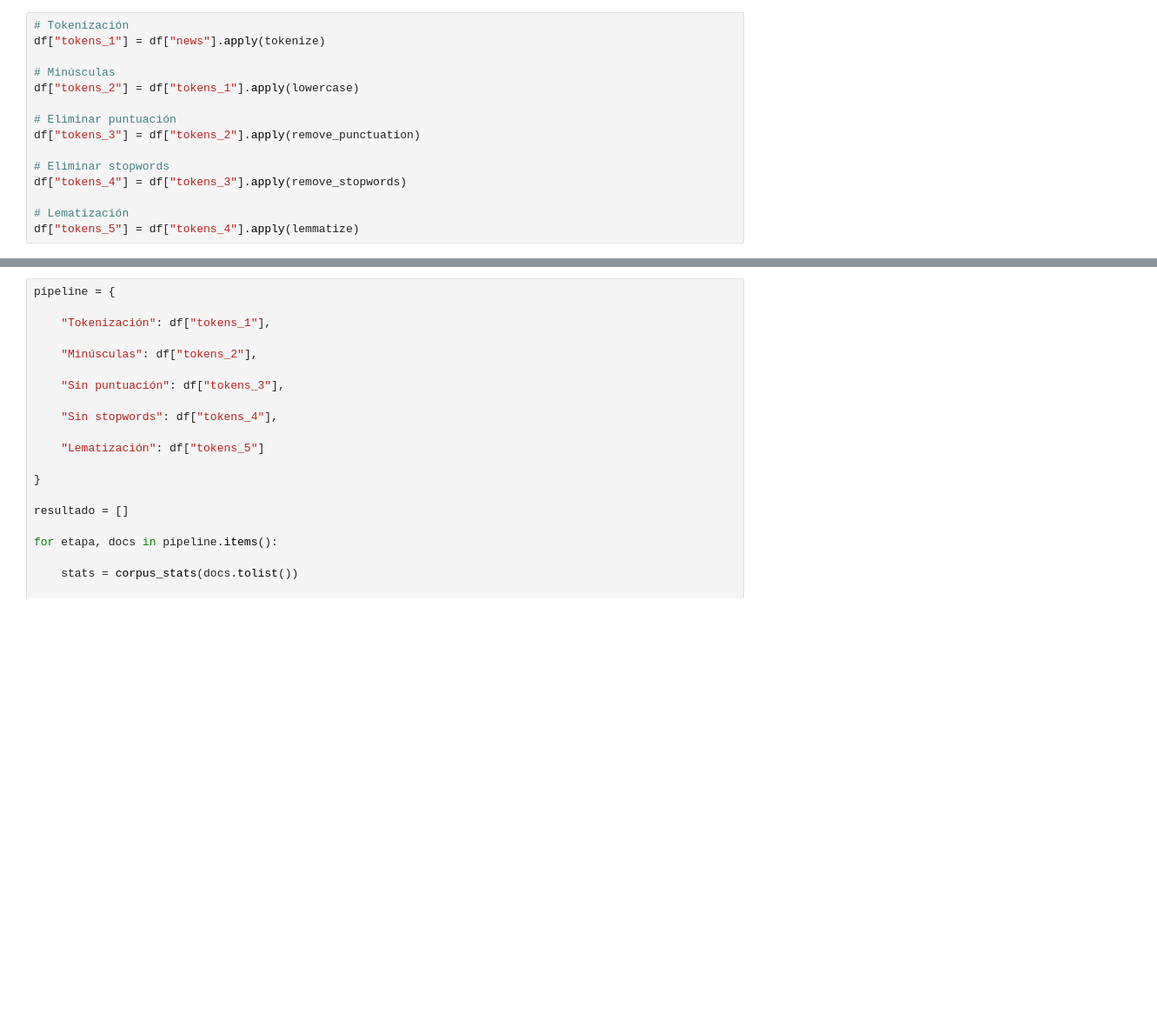
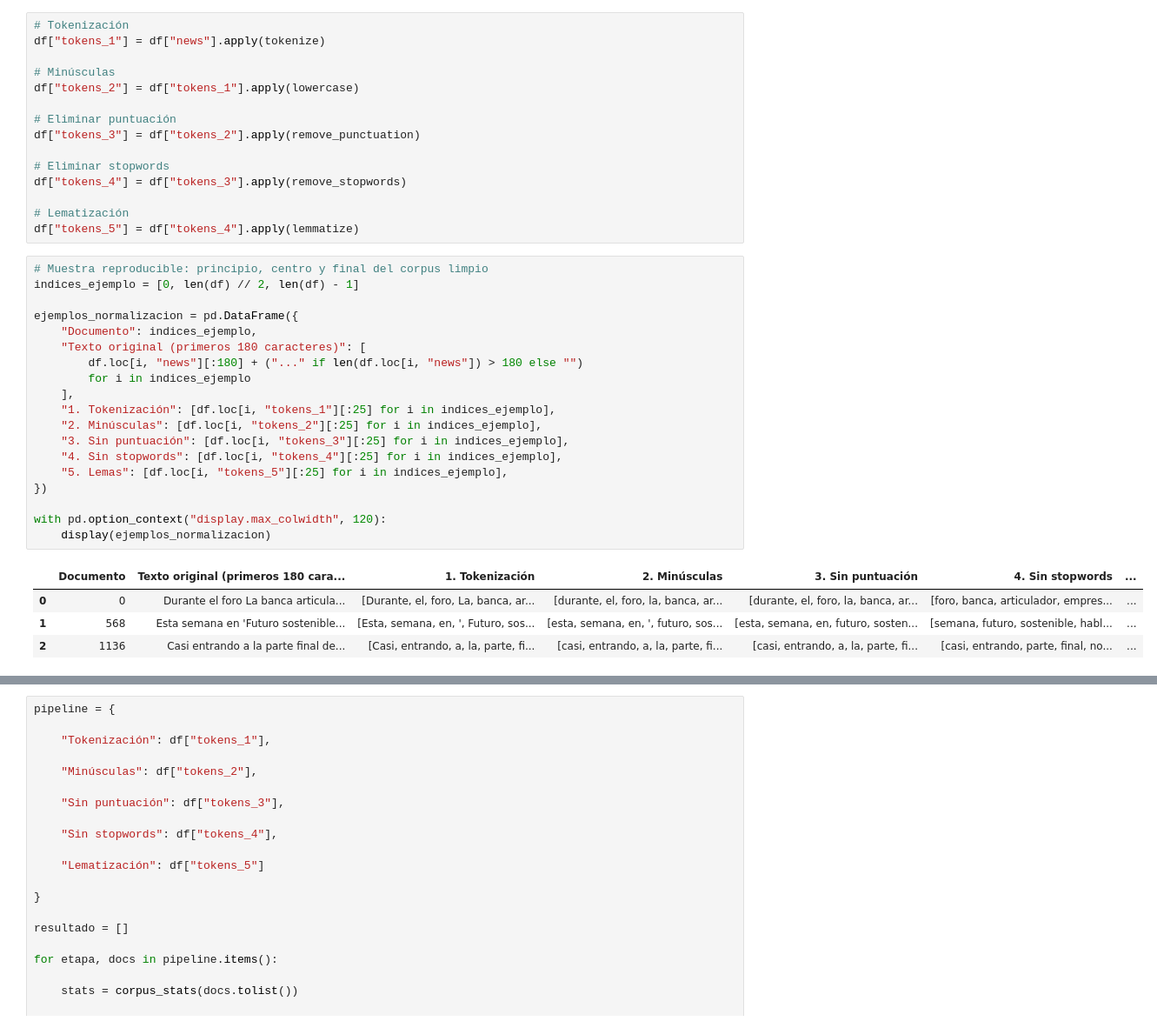
Before and after one commit to gian236/nlplab1, a Jupyter notebook: lab1.ipynb, the cells around one changed output, grey strips where cells are left out. Shown at 87% size. Cells and saved outputs as stored; diff of their text form; blank space fills up the shorter version.

```diff
--- a/lab1.ipynb
+++ b/lab1.ipynb
@@ -208,3 +199,27 @@ df["tokens_4"] = df["tokens_3"].apply(remove_stopwords)
 
 # Lematización
 df["tokens_5"] = df["tokens_4"].apply(lemmatize)
+# %%
+# Muestra reproducible: principio, centro y final del corpus limpio
+indices_ejemplo = [0, len(df) // 2, len(df) - 1]
+
+ejemplos_normalizacion = pd.DataFrame({
+    "Documento": indices_ejemplo,
+    "Texto original (primeros 180 caracteres)": [
+        df.loc[i, "news"][:180] + ("..." if len(df.loc[i, "news"]) > 180 else "")
+        for i in indices_ejemplo
+    ],
+    "1. Tokenización": [df.loc[i, "tokens_1"][:25] for i in indices_ejemplo],
+    "2. Minúsculas": [df.loc[i, "tokens_2"][:25] for i in indices_ejemplo],
+    "3. Sin puntuación": [df.loc[i, "tokens_3"][:25] for i in indices_ejemplo],
+    "4. Sin stopwords": [df.loc[i, "tokens_4"][:25] for i in indices_ejemplo],
+    "5. Lemas": [df.loc[i, "tokens_5"][:25] for i in indices_ejemplo],
+})
+
+with pd.option_context("display.max_colwidth", 120):
+    display(ejemplos_normalizacion)
+# %% [output]
+|  | Documento | Texto original (primeros 180 cara... | 1. Tokenización | 2. Minúsculas | 3. Sin puntuación | 4. Sin stopwords | ... |
+| 0 | 0 | Durante el foro La banca articula... | [Durante, el, foro, La, banca, ar... | [durante, el, foro, la, banca, ar... | [durante, el, foro, la, banca, ar... | [foro, banca, articulador, empres... | ... |
+| 1 | 568 | Esta semana en 'Futuro sostenible... | [Esta, semana, en, ', Futuro, sos... | [esta, semana, en, ', futuro, sos... | [esta, semana, en, futuro, sosten... | [semana, futuro, sostenible, habl... | ... |
+| 2 | 1136 | Casi entrando a la parte final de... | [Casi, entrando, a, la, parte, fi... | [casi, entrando, a, la, parte, fi... | [casi, entrando, a, la, parte, fi... | [casi, entrando, parte, final, no... | ... |
```
Also changed, not shown: parts of 10 cells of this notebook.
